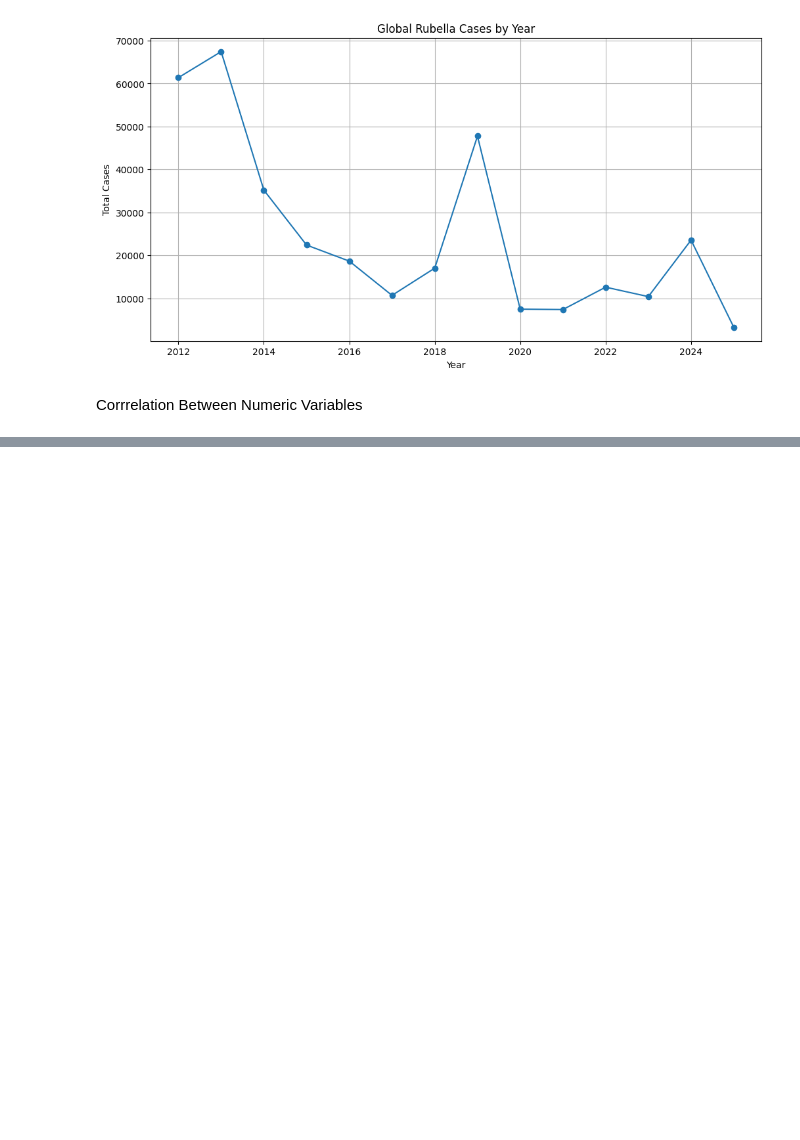
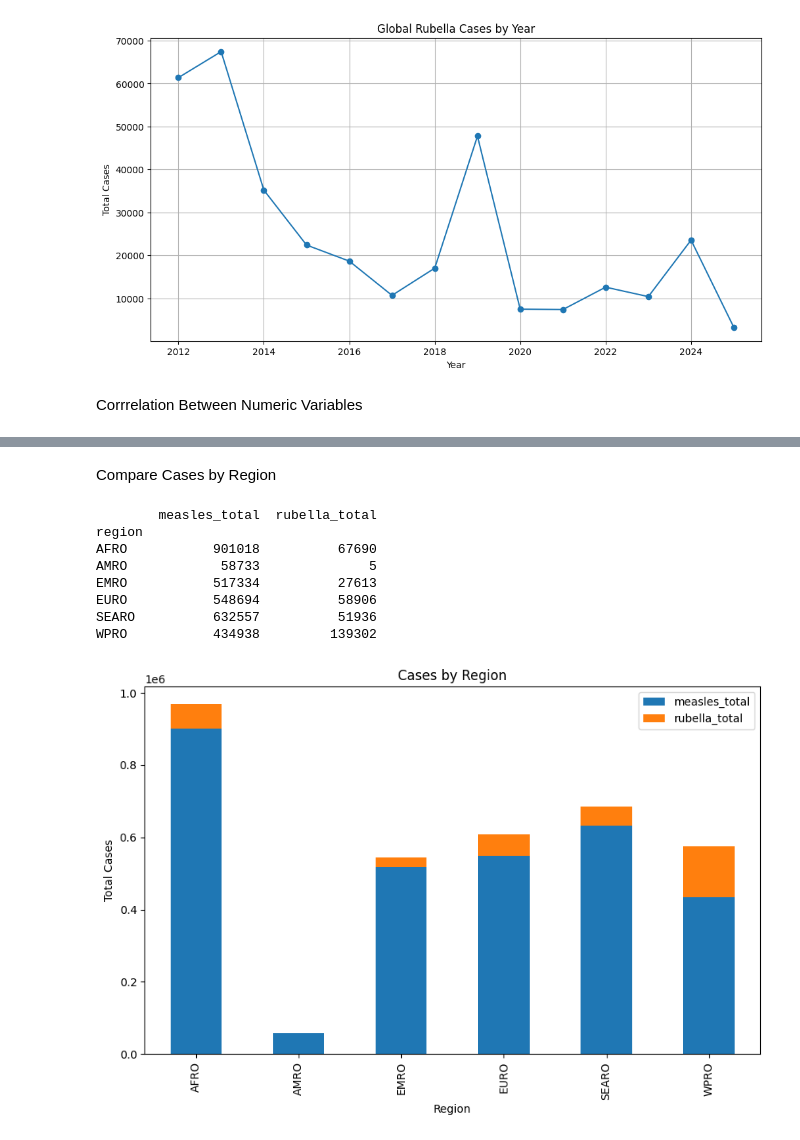
Before and after one commit to menemisan204-arch/DSRP-Measeles, a Jupyter notebook: DSRP_HealthCare_MisanMene.ipynb, the cells around one changed output, grey strips where cells are left out. Drawn from its saved outputs; the diff is of its cells as text; code cells hidden in the pictures; blank space fills up the shorter version.

```diff
--- a/DSRP_HealthCare_MisanMene.ipynb
+++ b/DSRP_HealthCare_MisanMene.ipynb
@@ -443,0 +506,23 @@ numeric_columns.corr()
+# %% [markdown]
+Compare Cases by Region
+# %%
+region_cases = cases_year.groupby("region")[["measles_total", "rubella_total"]].sum()
+print(region_cases)
+
+region_cases.plot(kind="bar", stacked=True, figsize=(10, 6))
+
+plt.title("Cases by Region")
+plt.xlabel("Region")
+plt.ylabel("Total Cases")
+
+plt.show()
+# %% [output]
+        measles_total  rubella_total
+region
+AFRO           901018          67690
+AMRO            58733              5
+EMRO           517334          27613
+EURO           548694          58906
+SEARO          632557          51936
+WPRO           434938         139302
+[figure, added]
```
Also changed, not shown: parts of 11 cells of this notebook.
